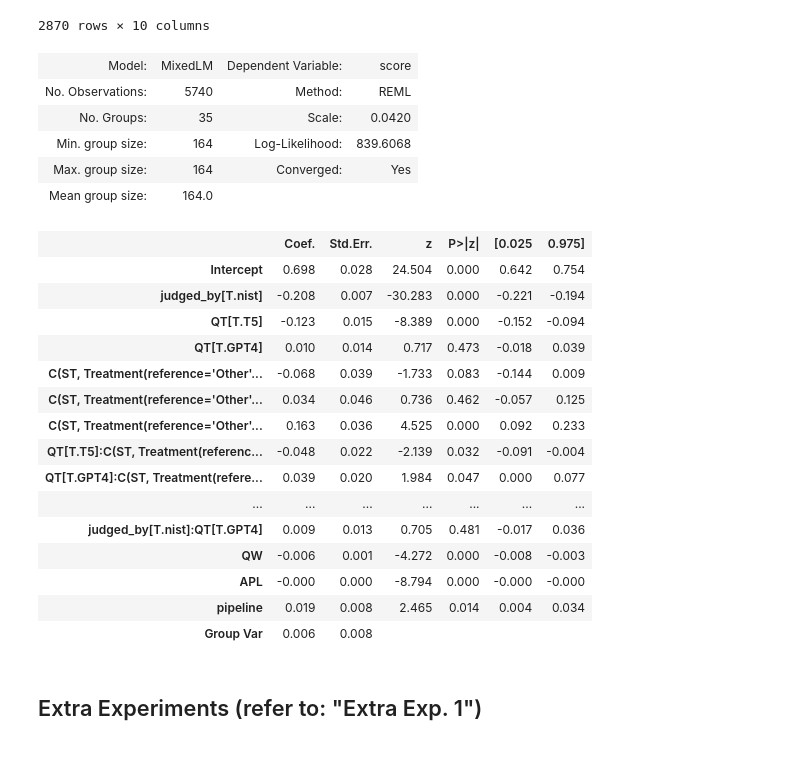
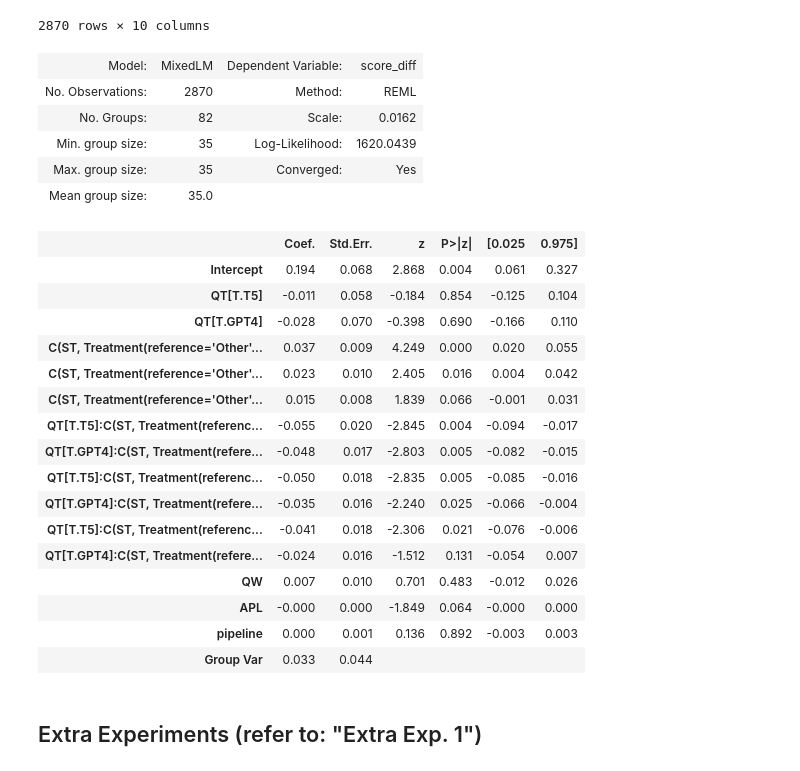
Before and after one commit to rahmanidashti/BiasSyntheticData, a Jupyter notebook: 1-mixed-effect-analysis.ipynb, the cells around one changed output. Saved outputs shown, nothing was run; the diff lists cells and outputs as text; code cells hidden in the pictures.

Commit message:
varsha update to modelling

```diff
--- a/1-mixed-effect-analysis.ipynb
+++ b/1-mixed-effect-analysis.ipynb
@@ -137,34 +137,35 @@ score_diff_data
 | 2869 | uot-yahoo_rankgpt4 | 3100922 | 10 | 446.6774 | GPT4 | GPT | 1 | 0.5858 | 0.7288 | -0.1430 |
 2870 rows × 10 columns
 # %%
-score_diff_mixed_model = "score ~ judged_by + QW + APL + QT + C(ST, Treatment(reference='Other')) + QT * C(ST, Treatment(reference='Other')) + judged_by * QT + pipeline"
+score_diff_mixed_model = "score_diff ~  QW + APL + pipeline  +  QT + C(ST, Treatment(reference='Other')) + QT * C(ST, Treatment(reference='Other')) "
 # %%
-model = sm.MixedLM.from_formula(score_diff_mixed_model, data, groups=data["run_id"])
+model = sm.MixedLM.from_formula(score_diff_mixed_model, score_diff_data, groups=score_diff_data["qid"])
 result = model.fit()
 result.summary()
 # %% [output]
-| Model: | MixedLM | Dependent Variable: | score |
-| No. Observations: | 5740 | Method: | REML |
-| No. Groups: | 35 | Scale: | 0.0420 |
-| Min. group size: | 164 | Log-Likelihood: | 839.6068 |
-| Max. group size: | 164 | Converged: | Yes |
-| Mean group size: | 164.0 |  |  |
+| Model: | MixedLM | Dependent Variable: | score_diff |
+| No. Observations: | 2870 | Method: | REML |
+| No. Groups: | 82 | Scale: | 0.0162 |
+| Min. group size: | 35 | Log-Likelihood: | 1620.0439 |
+| Max. group size: | 35 | Converged: | Yes |
+| Mean group size: | 35.0 |  |  |
 |  | Coef. | Std.Err. | z | P>|z| | [0.025 | 0.975] |
-| Intercept | 0.698 | 0.028 | 24.504 | 0.000 | 0.642 | 0.754 |
-| judged_by[T.nist] | -0.208 | 0.007 | -30.283 | 0.000 | -0.221 | -0.194 |
-| QT[T.T5] | -0.123 | 0.015 | -8.389 | 0.000 | -0.152 | -0.094 |
-| QT[T.GPT4] | 0.010 | 0.014 | 0.717 | 0.473 | -0.018 | 0.039 |
-| C(ST, Treatment(reference='Other'... | -0.068 | 0.039 | -1.733 | 0.083 | -0.144 | 0.009 |
-| C(ST, Treatment(reference='Other'... | 0.034 | 0.046 | 0.736 | 0.462 | -0.057 | 0.125 |
-| C(ST, Treatment(reference='Other'... | 0.163 | 0.036 | 4.525 | 0.000 | 0.092 | 0.233 |
-| QT[T.T5]:C(ST, Treatment(referenc... | -0.048 | 0.022 | -2.139 | 0.032 | -0.091 | -0.004 |
-| QT[T.GPT4]:C(ST, Treatment(refere... | 0.039 | 0.020 | 1.984 | 0.047 | 0.000 | 0.077 |
-| ... | ... | ... | ... | ... | ... | ... |
-| judged_by[T.nist]:QT[T.GPT4] | 0.009 | 0.013 | 0.705 | 0.481 | -0.017 | 0.036 |
-| QW | -0.006 | 0.001 | -4.272 | 0.000 | -0.008 | -0.003 |
-| APL | -0.000 | 0.000 | -8.794 | 0.000 | -0.000 | -0.000 |
-| pipeline | 0.019 | 0.008 | 2.465 | 0.014 | 0.004 | 0.034 |
-| Group Var | 0.006 | 0.008 |  |  |  |  |
+| Intercept | 0.194 | 0.068 | 2.868 | 0.004 | 0.061 | 0.327 |
+| QT[T.T5] | -0.011 | 0.058 | -0.184 | 0.854 | -0.125 | 0.104 |
+| QT[T.GPT4] | -0.028 | 0.070 | -0.398 | 0.690 | -0.166 | 0.110 |
+| C(ST, Treatment(reference='Other'... | 0.037 | 0.009 | 4.249 | 0.000 | 0.020 | 0.055 |
+| C(ST, Treatment(reference='Other'... | 0.023 | 0.010 | 2.405 | 0.016 | 0.004 | 0.042 |
+| C(ST, Treatment(reference='Other'... | 0.015 | 0.008 | 1.839 | 0.066 | -0.001 | 0.031 |
+| QT[T.T5]:C(ST, Treatment(referenc... | -0.055 | 0.020 | -2.845 | 0.004 | -0.094 | -0.017 |
+| QT[T.GPT4]:C(ST, Treatment(refere... | -0.048 | 0.017 | -2.803 | 0.005 | -0.082 | -0.015 |
+| QT[T.T5]:C(ST, Treatment(referenc... | -0.050 | 0.018 | -2.835 | 0.005 | -0.085 | -0.016 |
+| QT[T.GPT4]:C(ST, Treatment(refere... | -0.035 | 0.016 | -2.240 | 0.025 | -0.066 | -0.004 |
+| QT[T.T5]:C(ST, Treatment(referenc... | -0.041 | 0.018 | -2.306 | 0.021 | -0.076 | -0.006 |
+| QT[T.GPT4]:C(ST, Treatment(refere... | -0.024 | 0.016 | -1.512 | 0.131 | -0.054 | 0.007 |
+| QW | 0.007 | 0.010 | 0.701 | 0.483 | -0.012 | 0.026 |
+| APL | -0.000 | 0.000 | -1.849 | 0.064 | -0.000 | 0.000 |
+| pipeline | 0.000 | 0.001 | 0.136 | 0.892 | -0.003 | 0.003 |
+| Group Var | 0.033 | 0.044 |  |  |  |  |
 # %%
 real_queries_real_judgments = data[((data['Judge'] == 'nist') & (data['qid'].isin(real_queries_judged)))]
 synthetic_queries_real_judgments = data[((data['Judge'] == 'nist') & (data['qid'].isin(t5_queries_judged) | data['qid'].isin(gpt4_queries_judged)))]
```
Also changed, not shown: parts of 3 cells of this notebook, 1 other file.
